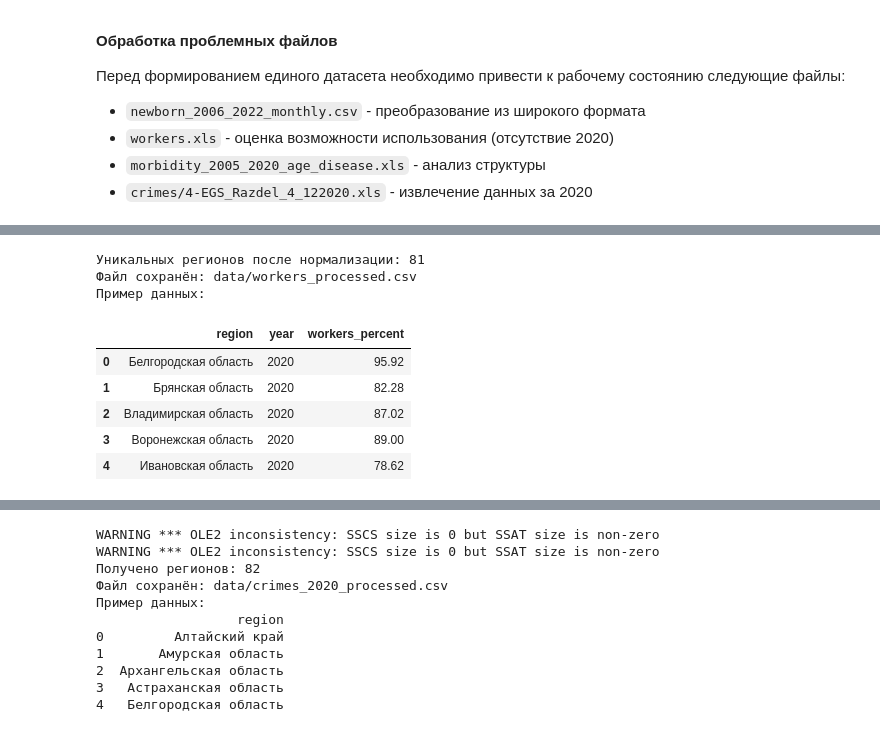
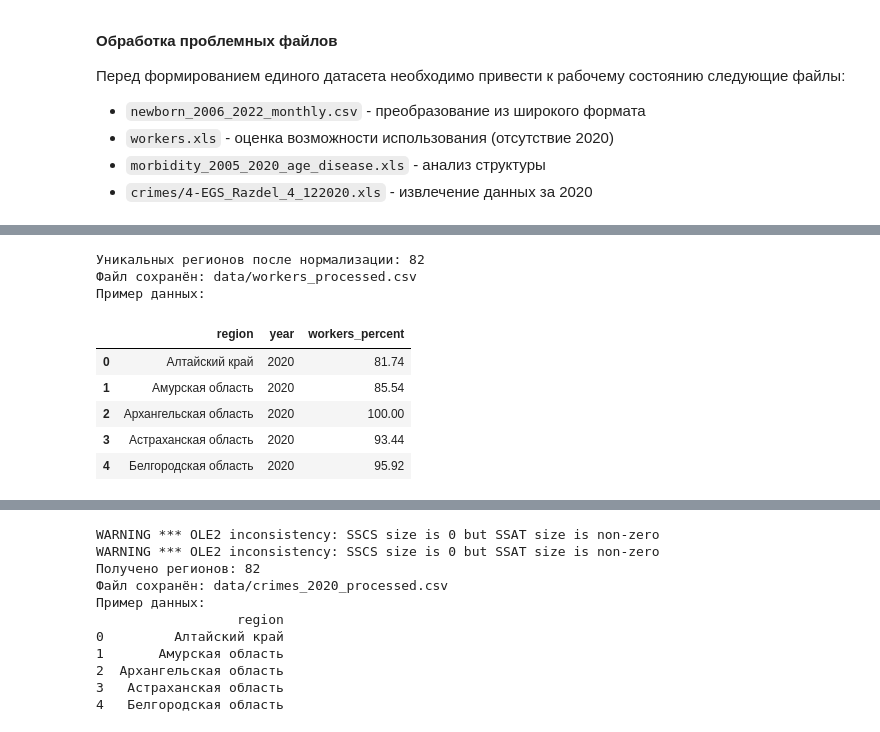
Before and after one commit to BooBa77/skillfactory_diplom, a Jupyter notebook: diplom.ipynb, the cells around one changed output, grey strips where cells are left out. Drawn from its saved outputs; the diff is of its cells as text; code cells hidden in the pictures.

```diff
--- a/diplom.ipynb
+++ b/diplom.ipynb
@@ -549,56 +586,9 @@ df_long['year'] = pd.to_numeric(df_long['year'])
 df_long = df_long.dropna(subset=['workers_percent']).reset_index(drop=True)
 
 # 3. Нормализация названий регионов
-def normalize_region(name):
-    """Приводит названия регионов к единому формату с учётом особенностей"""
-    if pd.isna(name):
-        return None
-
-    name = str(name).strip()
-    name_lower = name.lower()
-
-    # Исключаем федеральные округа и РФ
-    if any(x in name_lower for x in ['федеральный округ', 'российская федерация']):
-        return None
-
-    # Города федерального значения
-    if 'город москва' in name_lower or 'г. москва' in name_lower or 'москва' == name_lower:
-        return 'Москва'
-    if 'город санкт-петербург' in name_lower or 'г. санкт-петербург' in name_lower or 'санкт-петербург' == name_lower:
-        return 'Санкт-Петербург'
-    if 'севастополь' in name_lower:
-        return 'Севастополь'
-
-    # Специальная обработка для Архангельской области
-    if 'архангельская область' in name_lower:
-        # Исключаем записи "кроме АО", оставляем только общие значения
-        if 'без' in name_lower or 'кроме' in name_lower:
-            return None  # исключаем детализированные записи
-        else:
-            return 'Архангельская область'  # оставляем общее значение
-
-    # Специальная обработка для Тюменской области
-    if 'тюменская область' in name_lower:
-        # Исключаем записи "кроме АО", оставляем только общие значения
-        if 'без' in name_lower or 'кроме' in name_lower:
-            return None  # исключаем детализированные записи
-        else:
-            return 'Тюменская область'  # оставляем общее значение
-
-    # Автономные округа (они уже включены в общие значения, поэтому исключаем)
-    if 'автономный округ' in name_lower:
-        return None
-
-    # Республики
-    if 'республика' in name_lower:
-        return name
-
-    return name
-
-df_long['region_clean'] = df_long['region'].apply(normalize_region)
-df_clean = df_long.dropna(subset=['region_clean']).copy()
-df_clean = df_clean.drop(columns=['region'])
-df_clean = df_clean.rename(columns={'region_clean': 'region'})
+df_long['region'] = df_long['region'].apply(normalize_region)
+df_clean = df_long.dropna(subset=['region']).copy()
+df_clean = df_clean.groupby(['region', 'year'], as_index=False)['workers_percent'].mean()
 
 print(f"Уникальных регионов после нормализации: {df_clean['region'].nunique()}")
 
@@ -620,39 +610,39 @@ for region in regions:
         })
         continue
 
     X = region_data['year'].values.reshape(-1, 1)
     y = region_data['workers_percent'].values
 
     model = LinearRegression()
     model.fit(X, y)
 
     pred_2020 = model.predict([[2020]])[0]
     pred_2020 = max(0, min(100, pred_2020))  # Ограничиваем 0-100%
 
     predicted_data.append({
         'region': region,
         'year': 2020,
         'workers_percent': round(pred_2020, 2)
     })
 
 df_pred = pd.DataFrame(predicted_data)
 
 # 5. Сохранение результата
 df_pred.to_csv(output_file, index=False, encoding='utf-8')
 
 print(f"Файл сохранён: {output_file}")
 print("Пример данных:")
 display(df_pred.head())
 # %% [output]
-Уникальных регионов после нормализации: 81
+Уникальных регионов после нормализации: 82
 Файл сохранён: data/workers_processed.csv
 Пример данных:
 |  | region | year | workers_percent |
-| 0 | Белгородская область | 2020 | 95.92 |
-| 1 | Брянская область | 2020 | 82.28 |
-| 2 | Владимирская область | 2020 | 87.02 |
-| 3 | Воронежская область | 2020 | 89.00 |
-| 4 | Ивановская область | 2020 | 78.62 |
+| 0 | Алтайский край | 2020 | 81.74 |
+| 1 | Амурская область | 2020 | 85.54 |
+| 2 | Архангельская область | 2020 | 100.00 |
+| 3 | Астраханская область | 2020 | 93.44 |
+| 4 | Белгородская область | 2020 | 95.92 |
 # %%
 # --- Обработка заболеваемости (morbidity_2005_2020_age_disease.xls) ---
 output_file = DATA_PATH + "morbidity_2020_processed.csv"
```
Also changed, not shown: parts of 29 cells of this notebook, 9 other files.
